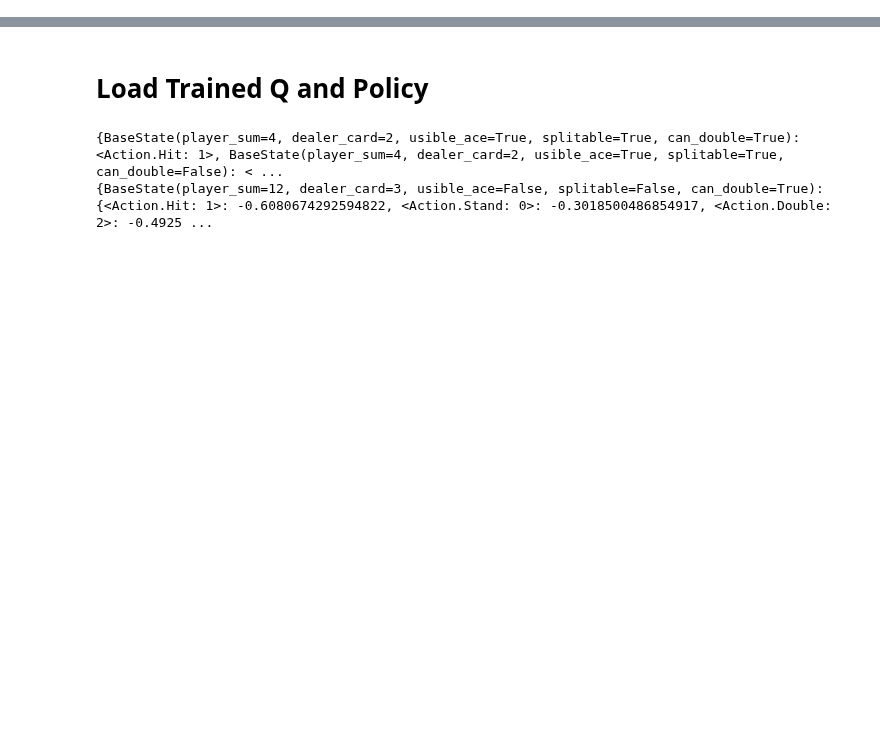
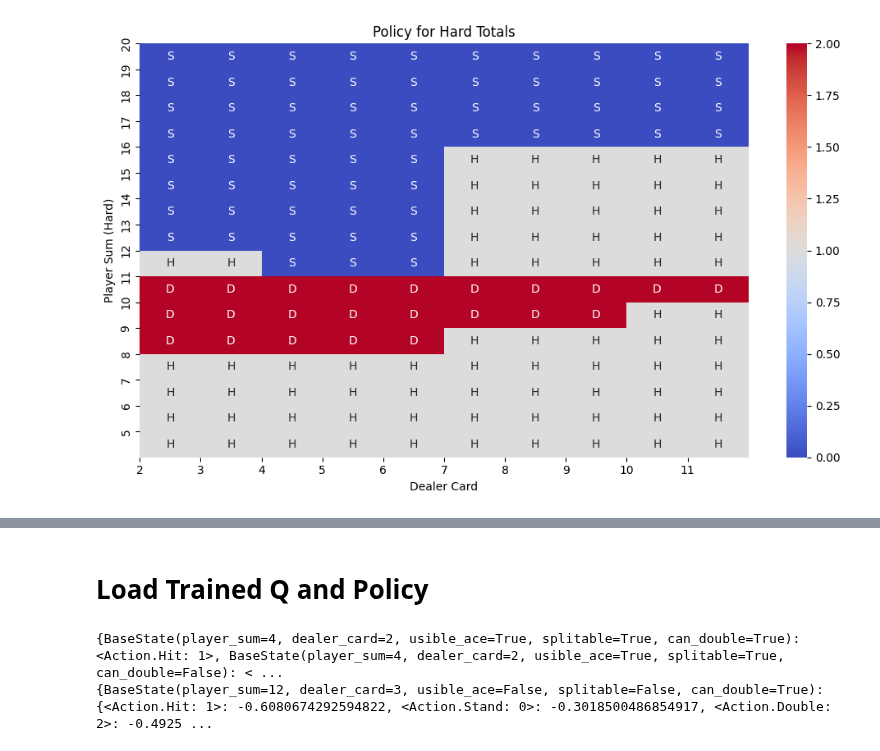
Before and after one commit to Horizon-42/black_jack, a Jupyter notebook: analysis.ipynb, the cells around one changed output, grey strips where cells are left out. Drawn from its saved outputs; the diff is of its cells as text; code cells hidden in the pictures; blank space fills up the shorter version.

```diff
--- a/analysis.ipynb
+++ b/analysis.ipynb
@@ -0,0 +20,5 @@
+# %%
+# hard totals
+plot_hard_total_policy(basic_policy)
+# %% [output]
+[figure, added]
```
Also changed, not shown: parts of 5 cells of this notebook, 2 other files.
